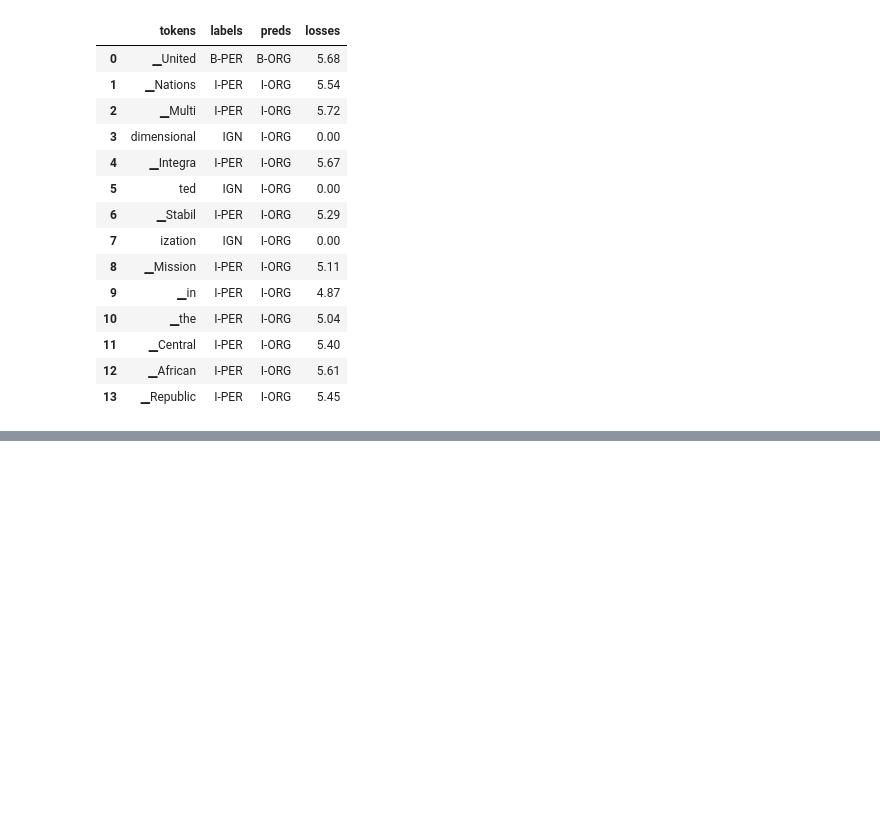
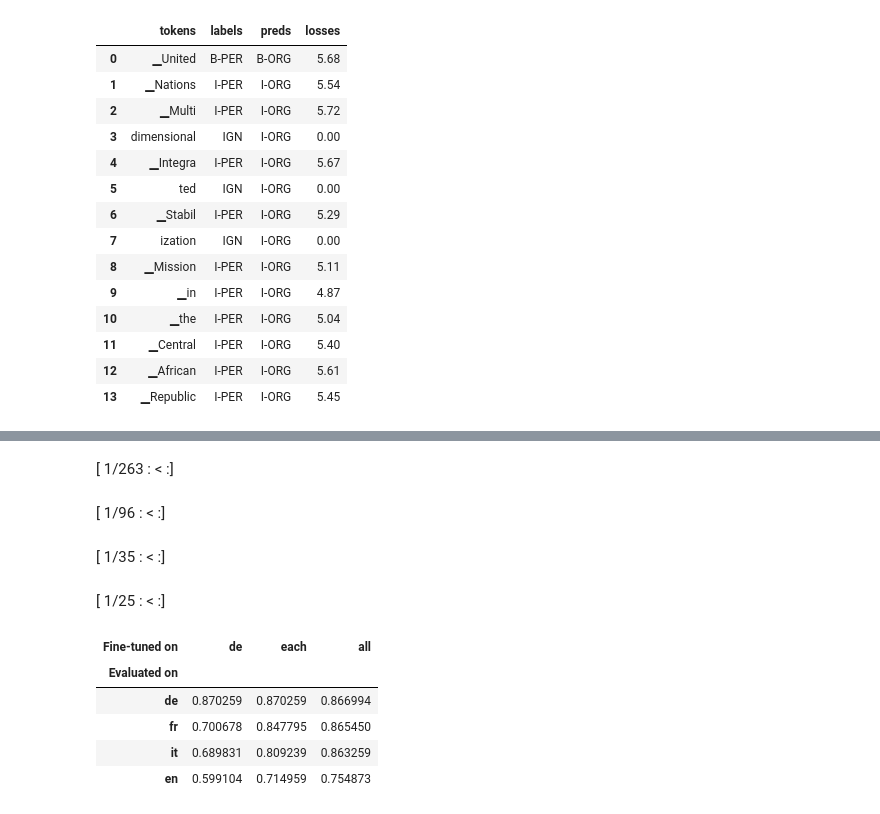
Before and after one commit to rlid/nlpwt, a Jupyter notebook: ch4.ipynb, the cells around one changed output, grey strips where cells are left out. Cells and saved outputs as stored; diff of their text form; code cells hidden in the pictures; blank space fills up the shorter version.

```diff
--- a/ch4.ipynb
+++ b/ch4.ipynb
@@ -678,0 +818,4 @@ for sample in get_samples(df_tmp):
+# %%
+for lang in langs:
+    f1 = evaluate_lan_performance(lang, trainer)
+    print(f'[de+fr] model, [{lang} dataset]: {f1}')
@@ -678,0 +831,9 @@ for sample in get_samples(df_tmp):
+# %%
+corpora = [panx_de_encoded]
+
+for lang in langs[1:]:
+    training_args.output_dir = f'xlm-roberta-base-finetuned-panx-{lang}'
+    ds_encoded = encode_panx_dataset(panx_ch[lang])
+    metrics = train_on_subset(ds_encoded, ds_encoded['train'].num_rows)
+    f1_scores[lang][lang] = metrics['f1_score'][0]
+    corpora.append(ds_encoded)
@@ -678,0 +861,17 @@ for sample in get_samples(df_tmp):
+# %%
+corpora_encoded = concatenate_splits(corpora)
+
+training_args.logging_steps = len(corpora_encoded['train']) // batch_size
+training_args.output_dir = 'xlm-roberta-base-finetuned-panx-all'
+
+trainer = Trainer(
+    model_init=model_init,
+    args=training_args,
+    data_collator=data_collator,
+    compute_metrics=compute_metrics,
+    tokenizer=xlmr_tokenizer,
+    train_dataset=corpora_encoded['train'],
+    eval_dataset=corpora_encoded['validation'])
+
+trainer.train()
+trainer.push_to_hub(commit_message='Training completed')
@@ -678,0 +882,21 @@ for sample in get_samples(df_tmp):
+# %%
+for idx, lang in enumerate(langs):
+    f1_scores['all'][lang] = get_f1_score(trainer, corpora[idx]['test'])
+
+scores_data = {'de': f1_scores['de'],
+               'each': {lang: f1_scores[lang][lang] for lang in langs},
+               'all': f1_scores['all']}
+f1_scores_df = pd.DataFrame(scores_data)
+f1_scores_df.rename_axis(index='Evaluated on', columns='Fine-tuned on', inplace=True)
+f1_scores_df
+# %% [output]
+[ 1/263 : < :]
+[ 1/96 : < :]
+[ 1/35 : < :]
+[ 1/25 : < :]
+| Fine-tuned on | de | each | all |
+| Evaluated on |  |  |  |
+| de | 0.870259 | 0.870259 | 0.866994 |
+| fr | 0.700678 | 0.847795 | 0.865450 |
+| it | 0.689831 | 0.809239 | 0.863259 |
+| en | 0.599104 | 0.714959 | 0.754873 |
```
Also changed, not shown: parts of 19 cells of this notebook.
